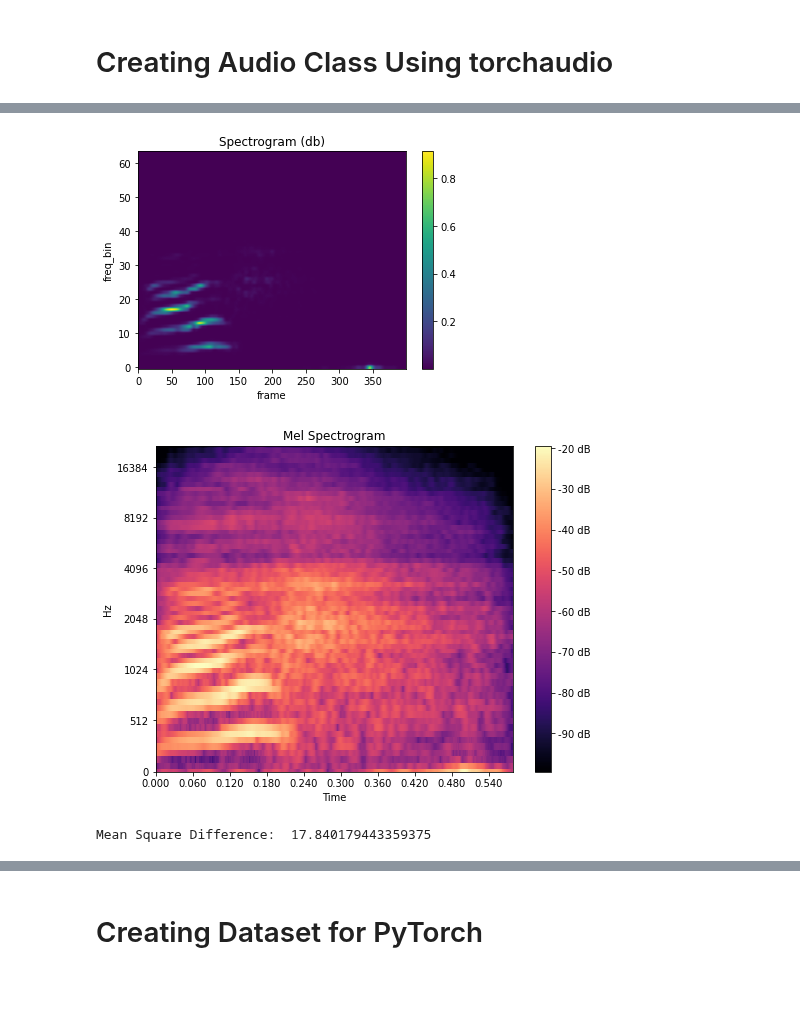
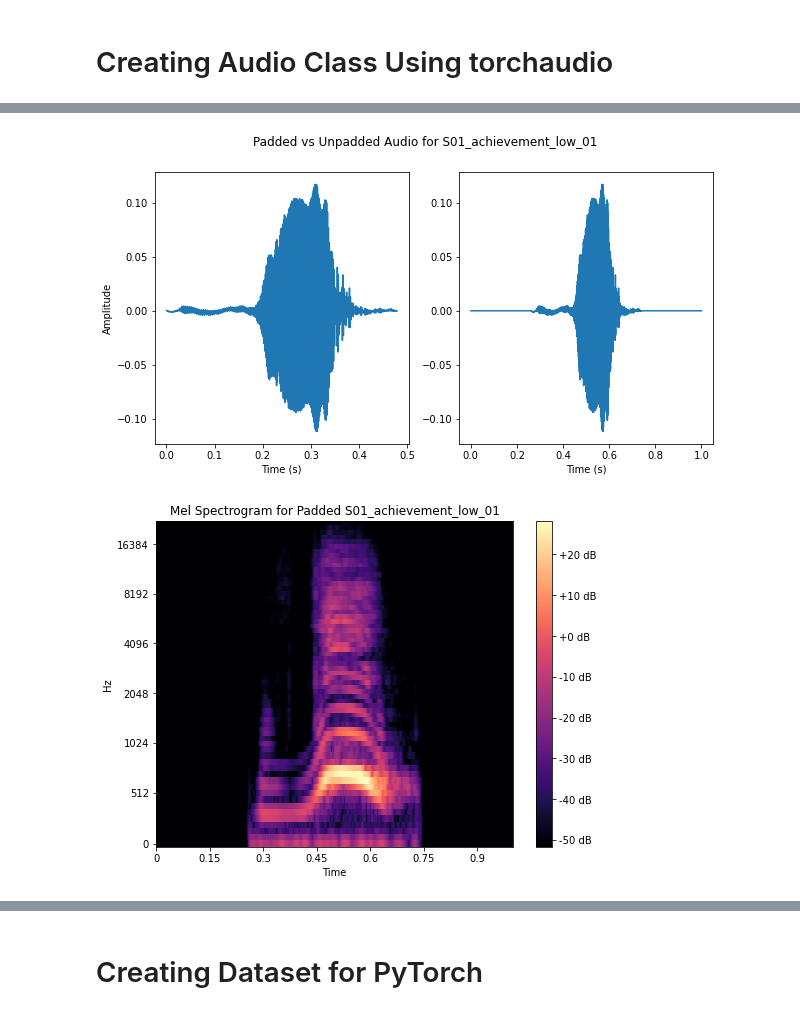
Before and after one commit to pakdaniel/DataMiningFinal, a Jupyter notebook: DataMiningFinal.ipynb, the cells around one changed output, grey strips where cells are left out. Saved outputs shown, nothing was run; the diff lists cells and outputs as text; code cells hidden in the pictures; blank space fills up the shorter version.

```diff
--- a/DataMiningFinal.ipynb
+++ b/DataMiningFinal.ipynb
@@ -335,30 +251,36 @@ torch.Size([1, 64, 430])
+# %%
+test = Audio(audio_paths[0], LABEL_TYPE, LABEL_ENCODING)
+aud = test.get_audio()
+padded_aud = test.pad_time_series(aud, 44100)
+
+aud_np = aud.detach().squeeze().numpy()
+padded_aud_np = padded_aud.detach().squeeze().numpy()
+
+x1 = np.arange(len(aud_np))/44100
+x2 = np.arange(len(padded_aud_np))/44100
+
+fig, (ax1, ax2) = plt.subplots(1, 2, figsize=(10,5))
+fig.suptitle('Padded vs Unpadded Audio for S01_achievement_low_01')
+ax1.plot(x1, aud_np)
+ax1.set_xlabel('Time (s)')
+ax1.set_ylabel('Amplitude')
+ax2.plot(x2, padded_aud_np)
+ax2.set_xlabel('Time (s)')
+plt.savefig("figs/padded_vs_unpadded_time_series.png")
+plt.show()
+
+# test.plot_mel_spectrogram(aud)
+# test.plot_mel_spectrogram(padded_aud)
+# %% [output]
+[figure, added]
 # %%
-melspec_librosa = librosa.feature.melspectrogram(
-    audio.numpy()[0],
-    sr=sr,
-    n_fft=n_fft,
-    hop_length=hop_length,
-    center=True,
-    power=2.0,
-    n_mels=n_mels,
-)
-
-plot_spectrogram(melspec_librosa)
-
-melspec_librosa = librosa.power_to_db(melspec_librosa, ref=80)
+mel_spec = test.mel_spectrogram(padded_aud).detach().squeeze().numpy()
 
 plt.figure(figsize=(8,6))
-librosa.display.specshow(melspec_librosa, sr=sr, hop_length=hop_length, x_axis='time', y_axis='mel');
+librosa.display.specshow(mel_spec, hop_length=64, sr=44100, x_axis='time', y_axis='mel');
 plt.colorbar(format='%+2.0f dB');
-plt.title('Mel Spectrogram', fontsize=12);
-
-# plot_spectrogram(
-#     melspec_librosa, title="MelSpectrogram - librosa", ylabel='mel freq')
+plt.title('Mel Spectrogram for Padded S01_achievement_low_01', fontsize=12);
+plt.savefig("figs/mel_spec_padded.png")
+plt.show()
 # %% [output]
-[figure, old version]
+[figure, new version]
-[figure, removed]
-# %%
-mse = torch.square(melspec - melspec_librosa).mean().item()
-print('Mean Square Difference: ', mse)
-# %% [output]
-Mean Square Difference:  17.840179443359375
```
Also changed, not shown: parts of 35 cells of this notebook.
